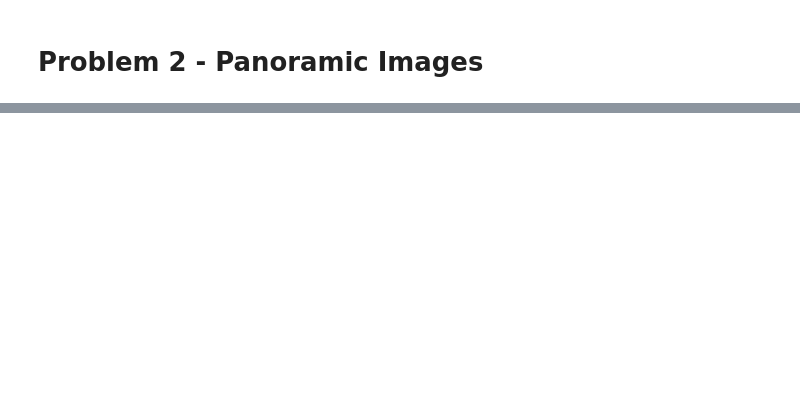
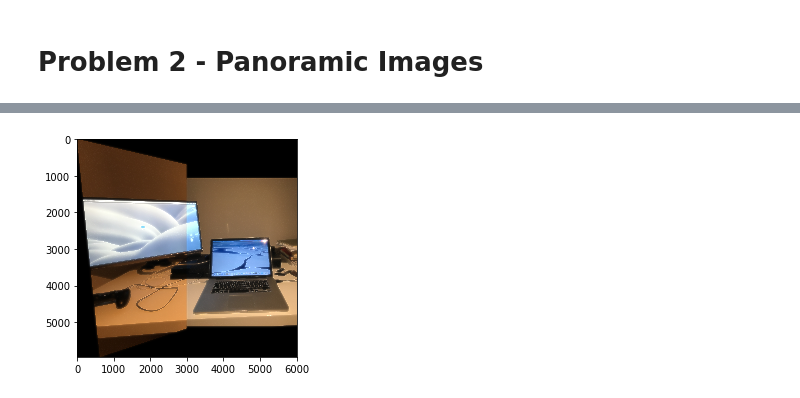
Before and after one commit to chadykamar/panorama, a Jupyter notebook: Assignment 2.ipynb, the cells around one changed output, grey strips where cells are left out. Cells and saved outputs as stored; diff of their text form; code cells hidden in the pictures; blank space fills up the shorter version.

```diff
--- a/Assignment 2.ipynb
+++ b/Assignment 2.ipynb
@@ -120,0 +183,88 @@ True
+# %%
+MIN_MATCH_COUNT = 10
+threshold = 10.0
+
+if len(matches) > MIN_MATCH_COUNT:
+    pts1 = np.float32([kp1[m.queryIdx].pt for m in matches]).reshape(-1,1,2)
+    pts2 = np.float32([kp2[m.trainIdx].pt for m in matches]).reshape(-1,1,2)
+
+    H, mask = cv2.findHomography(src_pts, dst_pts, cv2.RANSAC, threshold)
+
+else:
+    print("Not enough matches are found - %d/%d" % (len(good),MIN_MATCH_COUNT))
+# %%
+h1,w1 = img1.shape[:2]
+h2,w2 = img2.shape[:2]
+
+pts1 = np.float32([ [0, 0], [0, h1], [w1, h1], [w1, 0] ]).reshape(-1,1,2)
+pts2 = np.float32([ [0, 0], [0, h2], [w2, h2], [w2, 0] ]).reshape(-1,1,2)
+
+# perspective transform image 1
+pts1_ = cv2.perspectiveTransform(pts1, H)
+
+# connect the transformed image 1 points with original image 2 points
+pts = np.concatenate((pts1_, pts2), axis=0)
+
+# get min and max coordinates of connected image
+[xmin, ymin] = np.int32(pts.min(axis=0).ravel() - 0.5)
+[xmax, ymax] = np.int32(pts.max(axis=0).ravel() + 0.5)
+t = [-xmin,-ymin]
+
+# make translation matrix to fit image 1 to connected result
+Ht = np.array([ [1, 0, t[0]], [0, 1, t[1]], [0, 0, 1] ])
+Mt = np.float32( [[1, 0, t[0]], [0, 1, t[1]] ])
+
+# warp perspective with original perspective matrix and translation matrix together
+# set result size to calculated max size
+result1 = cv2.warpPerspective(img1, Ht.dot(H), (xmax-xmin, ymax-ymin))
+
+# warp affine with translation matrix on image 2
+result2 = cv2.warpAffine(img2, Mt, (xmax-xmin, ymax-ymin))
+
+
+def blend(A, B):
+    # generate Gaussian pyramid for A
+    G = A.copy()
+    gpA = [G]
+    for i in range(6):
+        G = cv2.pyrDown(gpA[i])
+        gpA.append(G)
+    # generate Gaussian pyramid for B
+    G = B.copy()
+    gpB = [G]
+    for i in range(6):
+        G = cv2.pyrDown(gpB[i])
+        gpB.append(G)
+    # generate Laplacian Pyramid for A
+    lpA = [gpA[5]]
+    for i in range(5,0,-1):
+        size = (gpA[i-1].shape[1], gpA[i-1].shape[0])
+        GE = cv2.pyrUp(gpA[i], dstsize=size)
+        L = cv2.subtract(gpA[i-1], GE)
+        lpA.append(L)
+    # generate Laplacian Pyramid for B
+    lpB = [gpB[5]]
+    for i in range(5,0,-1):
+        size = (gpB[i-1].shape[1], gpB[i-1].shape[0])
+        GE = cv2.pyrUp(gpB[i], dstsize=size)
+        L = cv2.subtract(gpB[i-1], GE)
+        lpB.append(L)
+    # Now add left and right halves of images in each level
+    LS = []
+    for la, lb in zip(lpA, lpB):
+        rows, cols, dpt = la.shape
+        ls = np.hstack((la[:, 0:int(cols/2)], lb[:, int(cols/2):]))
+        LS.append(ls)
+    # now reconstruct
+    ls_ = LS[0]
+    for i in range(1,6):
+        size = (LS[i].shape[1], LS[i].shape[0])
+        ls_ = cv2.pyrUp(ls_, dstsize=size)
+        ls_ = cv2.add(ls_, LS[i])
+
+
+    return ls_
+
+final = blend(result1, result2)
+plt.imshow(final), plt.show()
+# %% [output]
@@ -120,0 +277 @@ True
+[figure, added]
```
Also changed, not shown: parts of 4 cells of this notebook, 2 other files.
